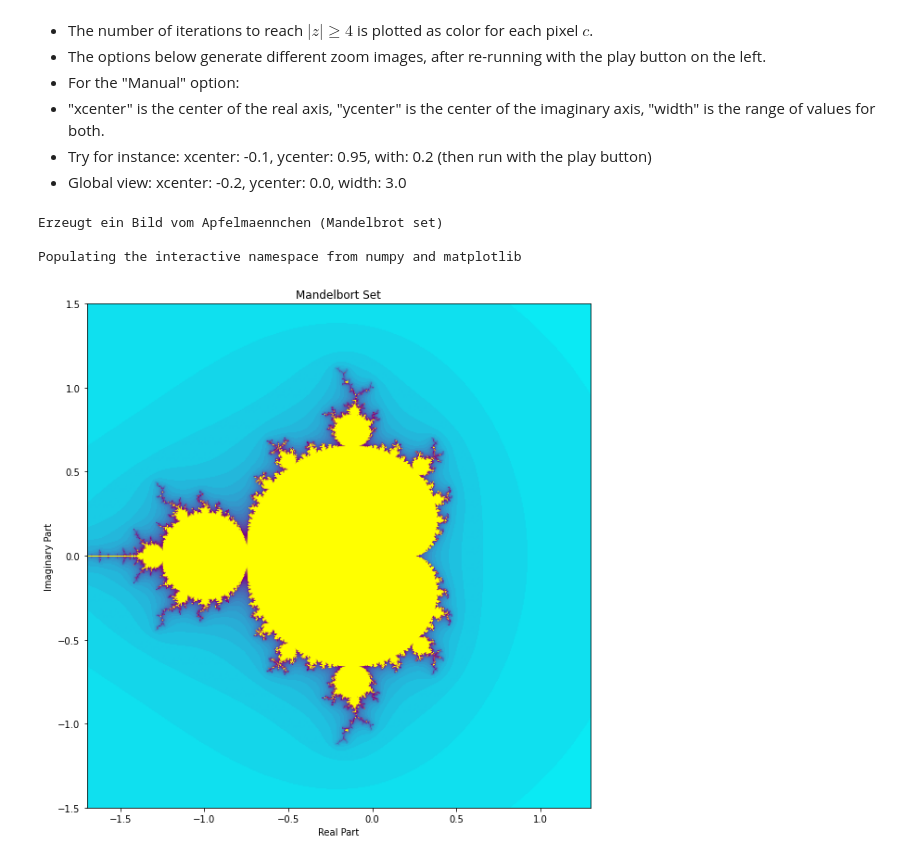
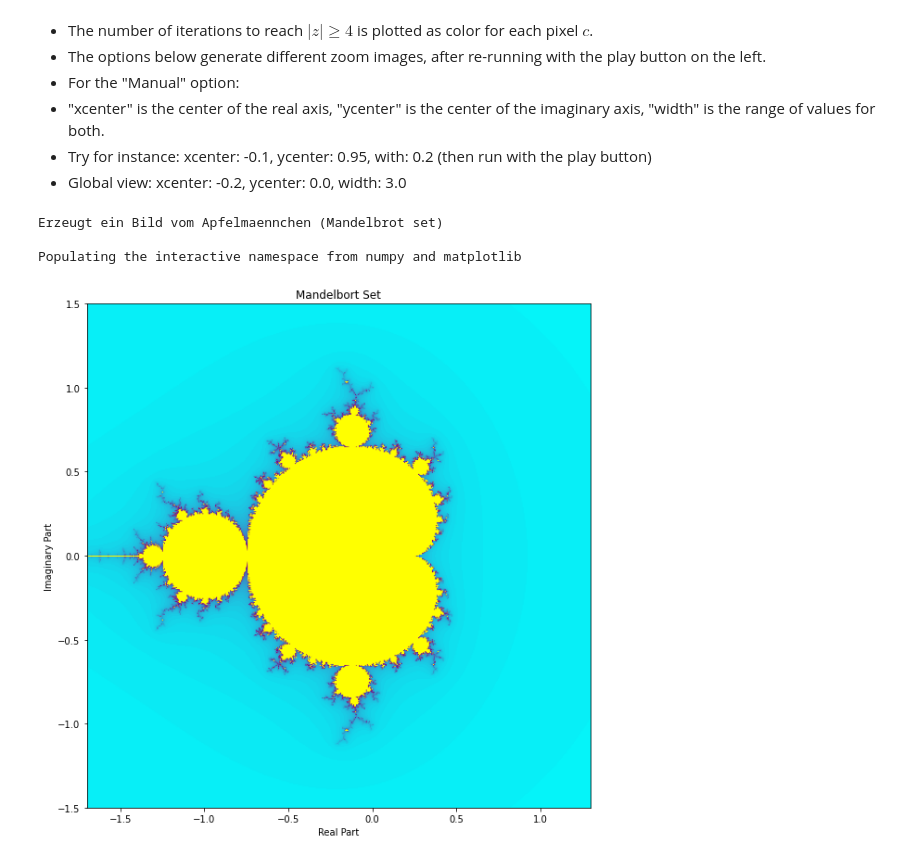
Before and after one commit to TUIlmenauAMS/MandelbrotSet, a Jupyter notebook: apfelmaennchen.ipynb, the cells around one changed output. Cells and saved outputs as stored; diff of their text form; code cells hidden in the pictures.

```diff
--- a/apfelmaennchen.ipynb
+++ b/apfelmaennchen.ipynb
@@ -43,7 +43,7 @@ if option == "Global":
 elif option == "Zoom1":
    xcenter=-0.1; ycenter=0.95; width=0.2;
 elif option == "Zoom2":
-   xcenter=-0.7; ycenter=0.3; width=0.3;
+   xcenter=-0.75; ycenter=0.15; width=0.2;
 elif  option == "Manual":
    xcenter = -0.2  #@param {type:"number"}
    ycenter = 0.0 #@param {type:"number"}
@@ -77,34 +77,34 @@ for x in range(Nx):
        #start iteration:
        z=0;
        it=0
-       limit=50
+       limit=100
        while (it< limit) and abs(z)<4:
           it=it+1
           z=z*z+c
 
        normiter=it/limit;
        #print("ma=", ma)
        image[y,x,0]=normiter;
        image[y,x,1]=np.abs(1-2*normiter)
        image[y,x,2]=np.abs(1-normiter)
        #Pygame:
        #screen.set_at((x,y),255*image[y,x,:])
 
     #pygame.display.flip()
 
 #Matplotlib:
 #%matplotlib inline
 %pylab inline
 pylab.rcParams['figure.figsize'] = (10, 10)
 
 #fig, ax = plt.subplots(1,1)
 plt.imshow(image, aspect='equal', extent=[xmin,xmax,ymin,ymax])
 plt.xlabel('Real Part')
 plt.ylabel('Imaginary Part')
 plt.title('Mandelbort Set')
 plt.show()
 # %% [output]
 Erzeugt ein Bild vom Apfelmaennchen (Mandelbrot set)
 
 Populating the interactive namespace from numpy and matplotlib
-[figure, old version]
+[figure, new version]
```
